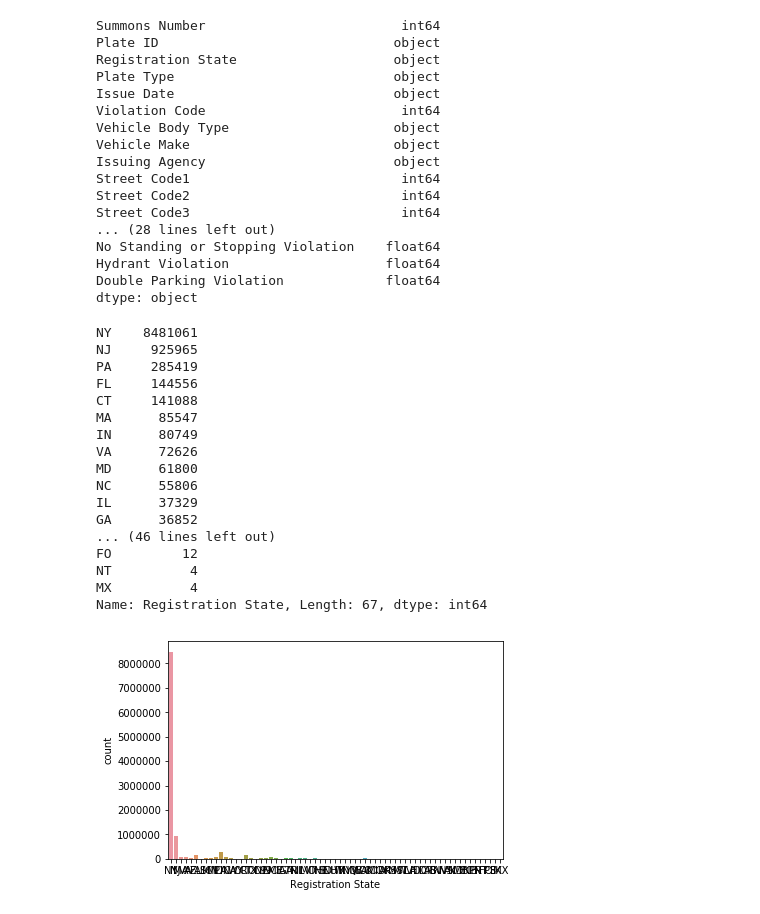
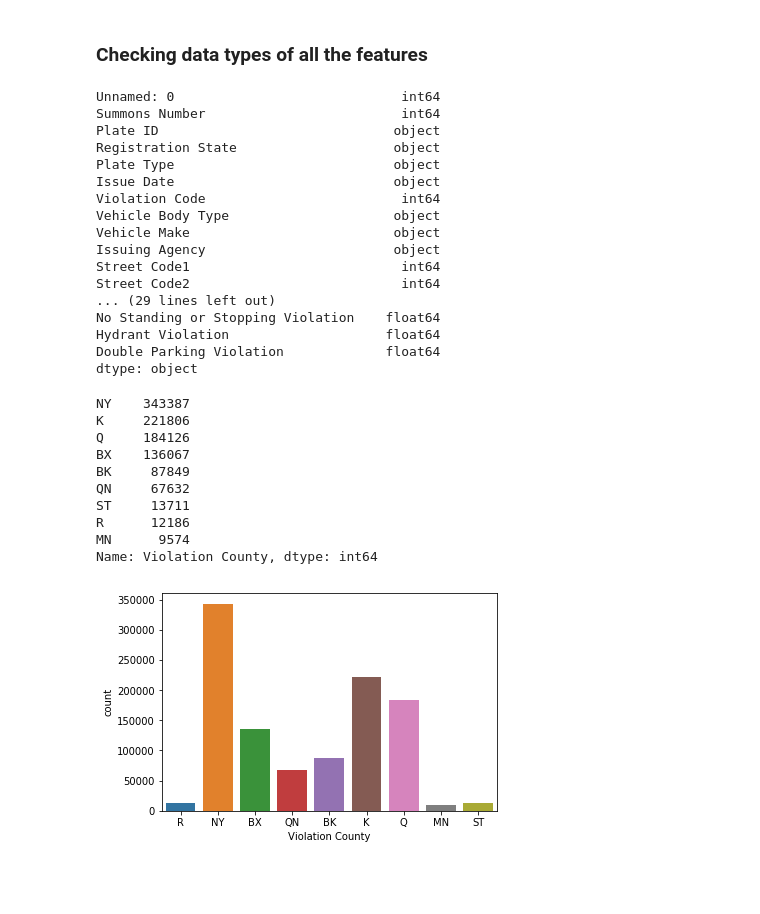
Before and after one commit to r-i-c-h-a/PredUrTick, a Jupyter notebook: EDA - 1.ipynb, the cells around one changed output. Cells and saved outputs as stored; diff of their text form; code cells hidden in the pictures; blank space fills up the shorter version.

```diff
--- a/EDA - 1.ipynb
+++ b/EDA - 1.ipynb
@@ -10,3 +8,7 @@ df= pd.read_csv("Dataset/Parking_Violations_Issued_-_Fiscal_Year_2017.csv")
+# %%
+#d= pd.read_csv("Dataset/Parking_Violations_Issued_-_Fiscal_Year_2017.csv")
+#mini2017=d.sample(frac=0.1,replace=False)
+df= pd.read_csv("Dataset/Sample_data_2017.csv")
 # %%
 df.describe()
 # %% [output]
@@ -22,6 +24,9 @@ df.describe()
+# %% [markdown]
+### Checking data types of all the features
 # %%
 df.dtypes
 # %% [output]
+Unnamed: 0                             int64
 Summons Number                         int64
 Plate ID                              object
 Registration State                    object
@@ -33,33 +38,25 @@ Vehicle Make                          object
 Issuing Agency                        object
 Street Code1                           int64
 Street Code2                           int64
-Street Code3                           int64
-... (28 lines left out)
+... (29 lines left out)
 No Standing or Stopping Violation    float64
 Hydrant Violation                    float64
 Double Parking Violation             float64
 dtype: object
 # %%
-cntof='Registration State'
+cntof='Violation County'
 print(df[cntof].value_counts())
 sns.countplot(df[cntof])
 plt.show()
 # %% [output]
-NY    8481061
-NJ     925965
-PA     285419
-FL     144556
-CT     141088
-MA      85547
-IN      80749
-VA      72626
-MD      61800
-NC      55806
-IL      37329
-GA      36852
-... (46 lines left out)
-FO         12
-NT          4
-MX          4
-Name: Registration State, Length: 67, dtype: int64
+NY    343387
+K     221806
+Q     184126
+BX    136067
+BK     87849
+QN     67632
+ST     13711
+R      12186
+MN      9574
+Name: Violation County, dtype: int64
-[figure, old version]
+[figure, new version]
```
Also changed, not shown: parts of 8 cells of this notebook.
